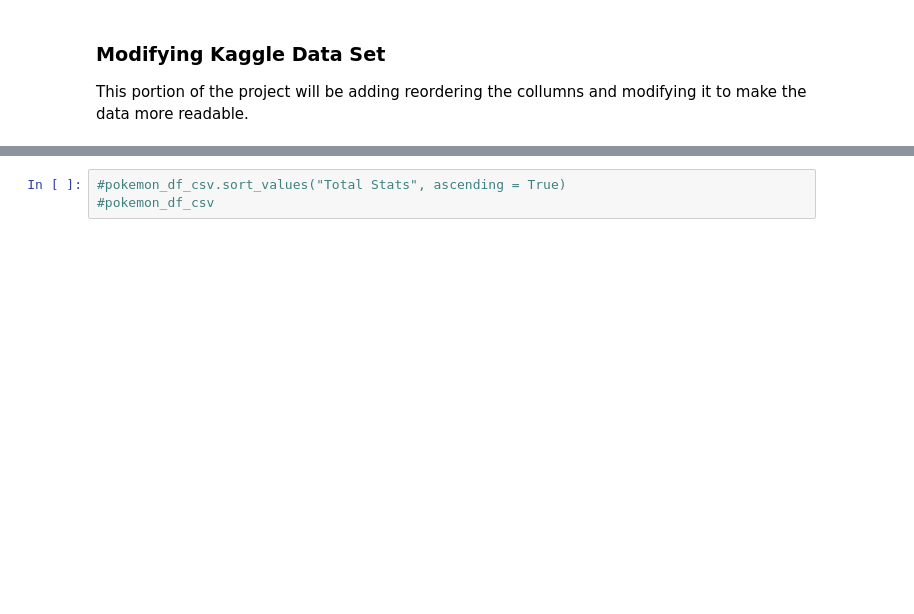
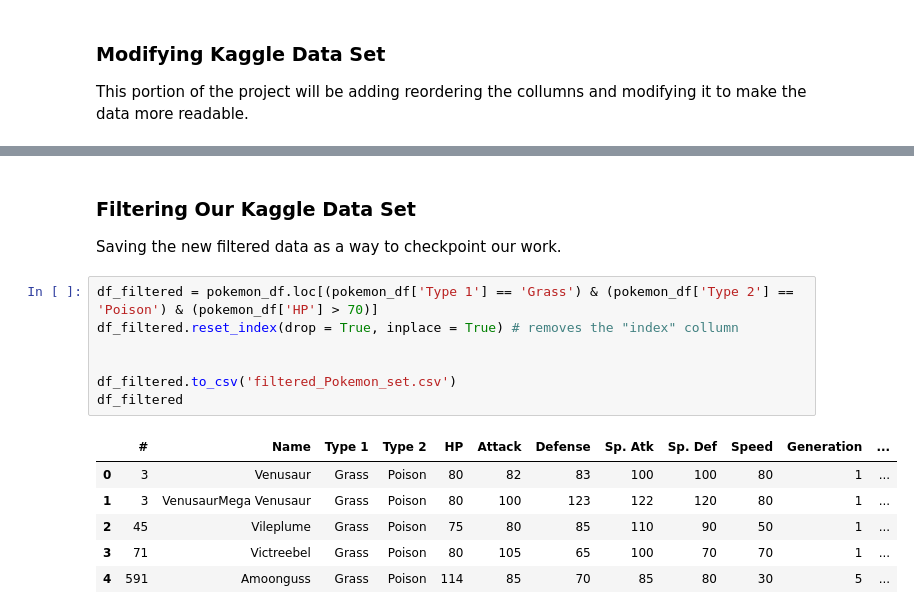
Before and after one commit to Nocturna1Developer/Kaggle-Pokemon-Data-Analysis, a Jupyter notebook: Pokemon Kaggle Data Analysis.ipynb, the cells around one changed output, grey strips where cells are left out. Saved outputs shown, nothing was run; the diff lists cells and outputs as text; blank space fills up the shorter version.

```diff
--- a/Pokemon Kaggle Data Analysis.ipynb
+++ b/Pokemon Kaggle Data Analysis.ipynb
@@ -146,3 +124,18 @@ pokemon_df_csv.head(5)
+# %% [markdown]
+### Filtering Our Kaggle Data Set
+
+Saving the new filtered data as a way to checkpoint our work.
 # %%
-#pokemon_df_csv.sort_values("Total Stats", ascending = True)
-#pokemon_df_csv
+df_filtered = pokemon_df.loc[(pokemon_df['Type 1'] == 'Grass') & (pokemon_df['Type 2'] == 'Poison') & (pokemon_df['HP'] > 70)]
+df_filtered.reset_index(drop = True, inplace = True) # removes the "index" collumn
+
+
+df_filtered.to_csv('filtered_Pokemon_set.csv')
+df_filtered
+# %% [output]
+|  | # | Name | Type 1 | Type 2 | HP | Attack | Defense | Sp. Atk | Sp. Def | Speed | Generation | ... |
+| 0 | 3 | Venusaur | Grass | Poison | 80 | 82 | 83 | 100 | 100 | 80 | 1 | ... |
+| 1 | 3 | VenusaurMega Venusaur | Grass | Poison | 80 | 100 | 123 | 122 | 120 | 80 | 1 | ... |
+| 2 | 45 | Vileplume | Grass | Poison | 75 | 80 | 85 | 110 | 90 | 50 | 1 | ... |
+| 3 | 71 | Victreebel | Grass | Poison | 80 | 105 | 65 | 100 | 70 | 70 | 1 | ... |
+| 4 | 591 | Amoonguss | Grass | Poison | 114 | 85 | 70 | 85 | 80 | 30 | 5 | ... |
```
Also changed, not shown: parts of 15 cells of this notebook, 3 other files.
